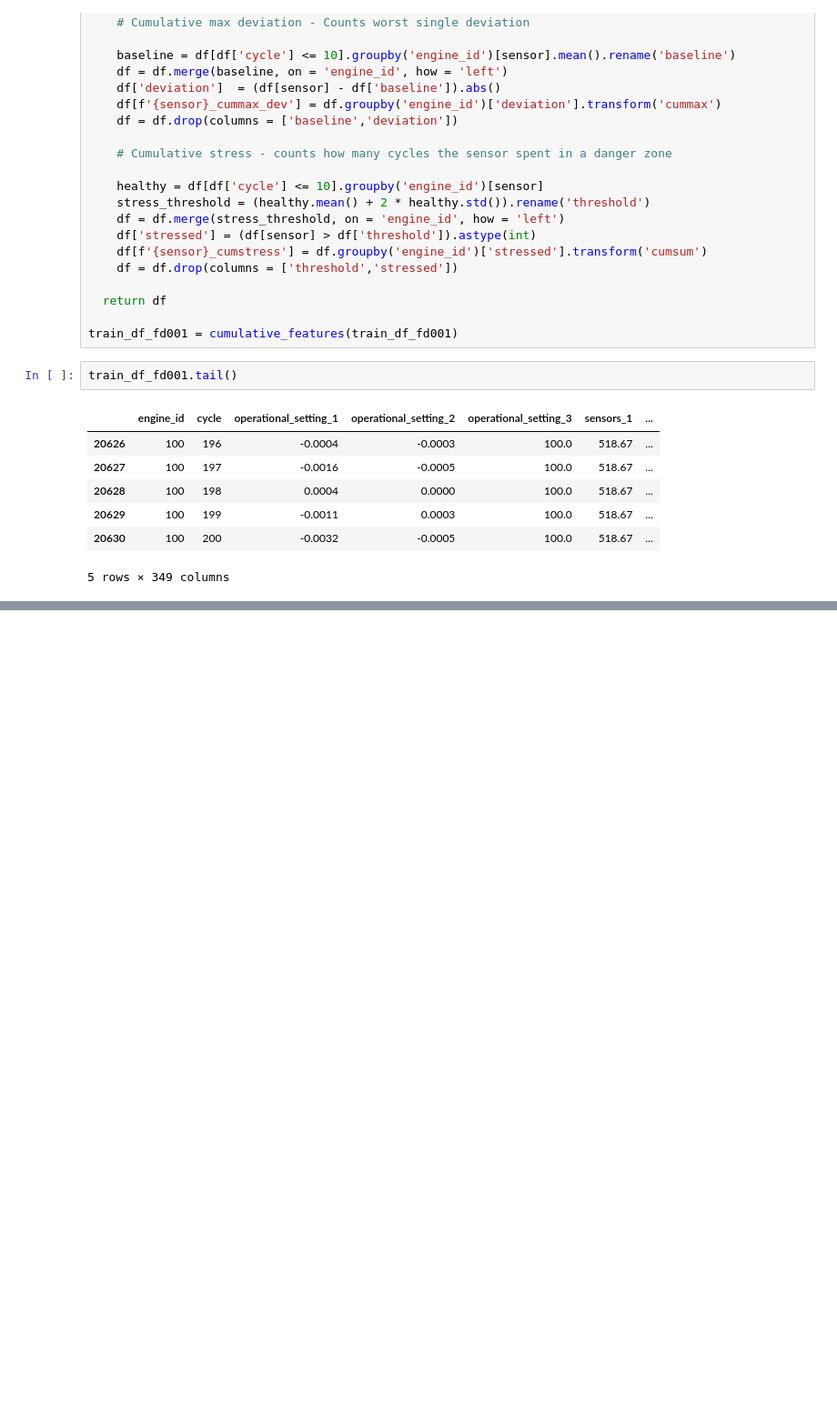
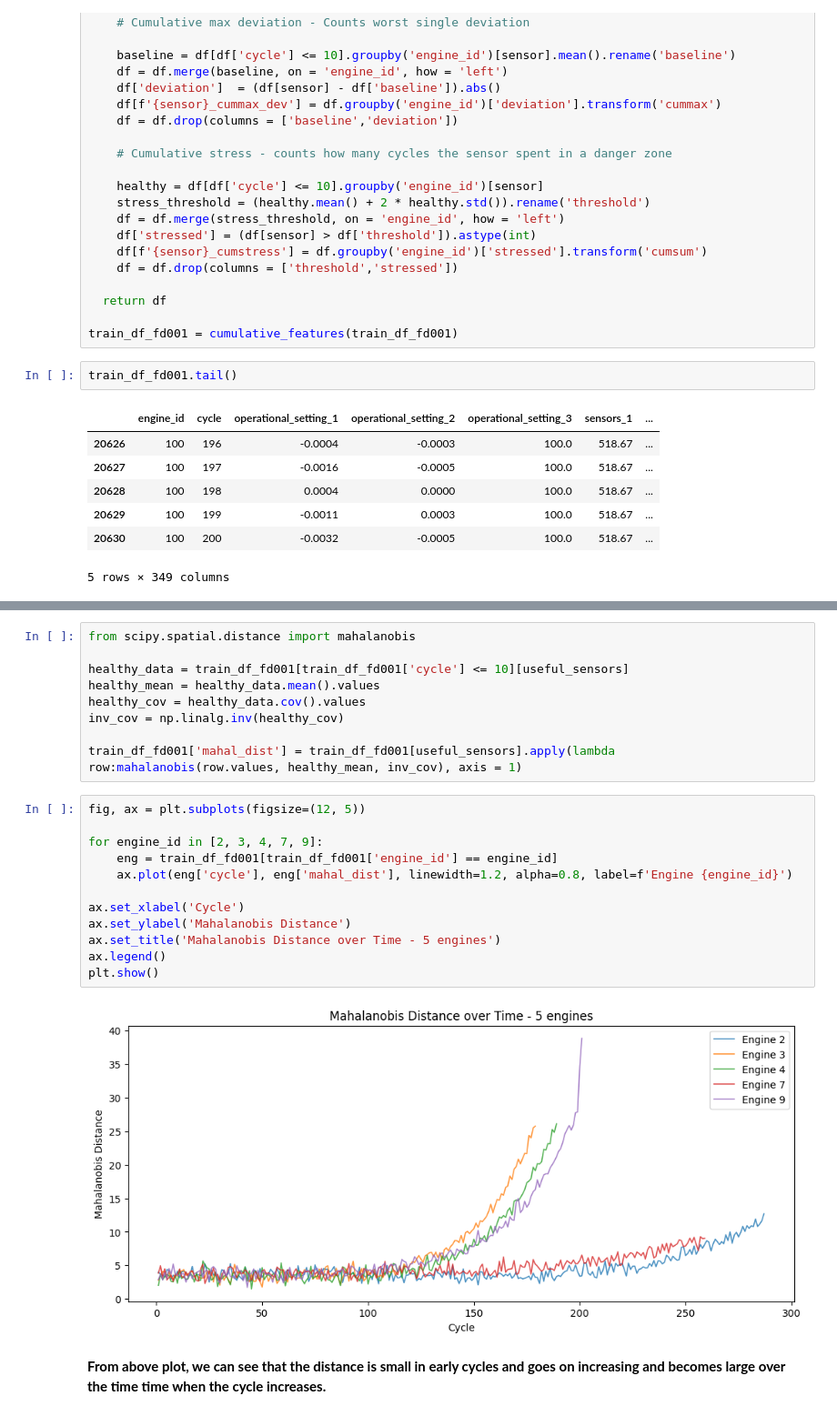
Before and after one commit to rikesh28/predictive_maintenance_engine, a Jupyter notebook: notebooks/02_feature_engineering.ipynb, the cells around one changed output, grey strips where cells are left out. Shown at 91% size. Saved outputs shown, nothing was run; the diff lists cells and outputs as text; blank space fills up the shorter version.

```diff
--- a/notebooks/02_feature_engineering.ipynb
+++ b/notebooks/02_feature_engineering.ipynb
@@ -468,0 +530,25 @@ train_df_fd001.tail()
+# %%
+from scipy.spatial.distance import mahalanobis
+
+healthy_data = train_df_fd001[train_df_fd001['cycle'] <= 10][useful_sensors]
+healthy_mean = healthy_data.mean().values
+healthy_cov = healthy_data.cov().values
+inv_cov = np.linalg.inv(healthy_cov)
+
+train_df_fd001['mahal_dist'] = train_df_fd001[useful_sensors].apply(lambda row:mahalanobis(row.values, healthy_mean, inv_cov), axis = 1)
+# %%
+fig, ax = plt.subplots(figsize=(12, 5))
+
+for engine_id in [2, 3, 4, 7, 9]:
+    eng = train_df_fd001[train_df_fd001['engine_id'] == engine_id]
+    ax.plot(eng['cycle'], eng['mahal_dist'], linewidth=1.2, alpha=0.8, label=f'Engine {engine_id}')
+
+ax.set_xlabel('Cycle')
+ax.set_ylabel('Mahalanobis Distance')
+ax.set_title('Mahalanobis Distance over Time - 5 engines')
+ax.legend()
+plt.show()
+# %% [output]
+[figure, added]
+# %% [markdown]
+**From above plot, we can see that the distance is small in early cycles and goes on increasing and becomes large over the time time when the cycle increases.**
```
Also changed, not shown: parts of 8 cells of this notebook.
